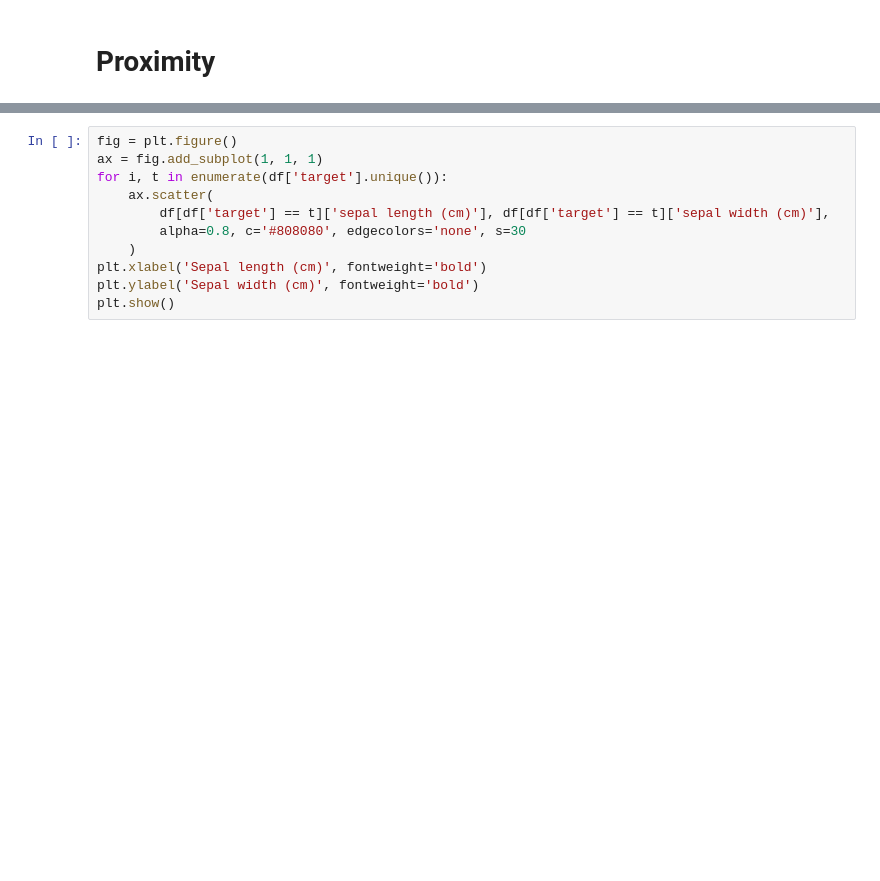
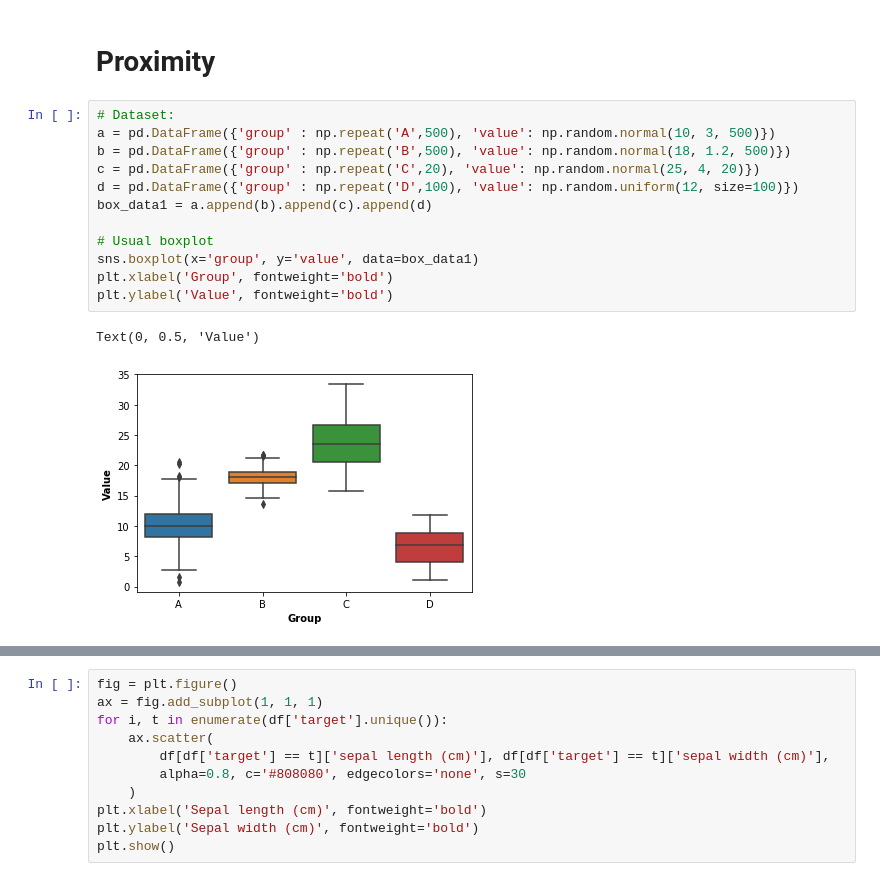
Before and after one commit to anastazie/gestalt, a Jupyter notebook: gestalt_principles_example_plots.ipynb, the cells around one changed output, grey strips where cells are left out. Drawn from its saved outputs; the diff is of its cells as text; blank space fills up the shorter version.

Commit message:
add grouped boxplot

```diff
--- a/gestalt_principles_example_plots.ipynb
+++ b/gestalt_principles_example_plots.ipynb
@@ -85,3 +86,18 @@ plt.show()
 [figure]
 # %% [markdown]
 # Proximity
+# %%
+# Dataset:
+a = pd.DataFrame({'group' : np.repeat('A',500), 'value': np.random.normal(10, 3, 500)})
+b = pd.DataFrame({'group' : np.repeat('B',500), 'value': np.random.normal(18, 1.2, 500)})
+c = pd.DataFrame({'group' : np.repeat('C',20), 'value': np.random.normal(25, 4, 20)})
+d = pd.DataFrame({'group' : np.repeat('D',100), 'value': np.random.uniform(12, size=100)})
+box_data1 = a.append(b).append(c).append(d)
+
+# Usual boxplot
+sns.boxplot(x='group', y='value', data=box_data1)
+plt.xlabel('Group', fontweight='bold')
+plt.ylabel('Value', fontweight='bold')
+# %% [output]
+Text(0, 0.5, 'Value')
+[figure, added]
```
Also changed, not shown: parts of 4 cells of this notebook.
